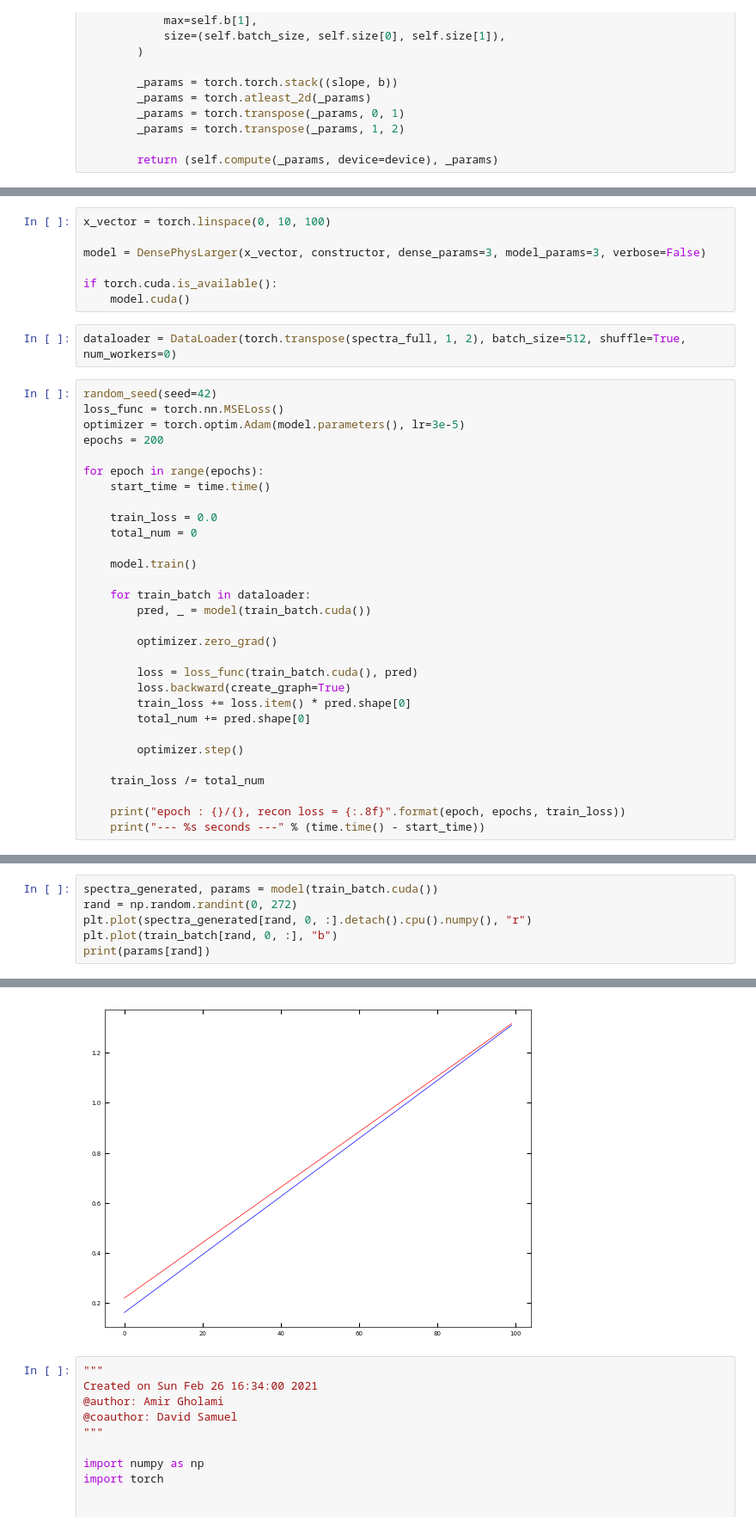
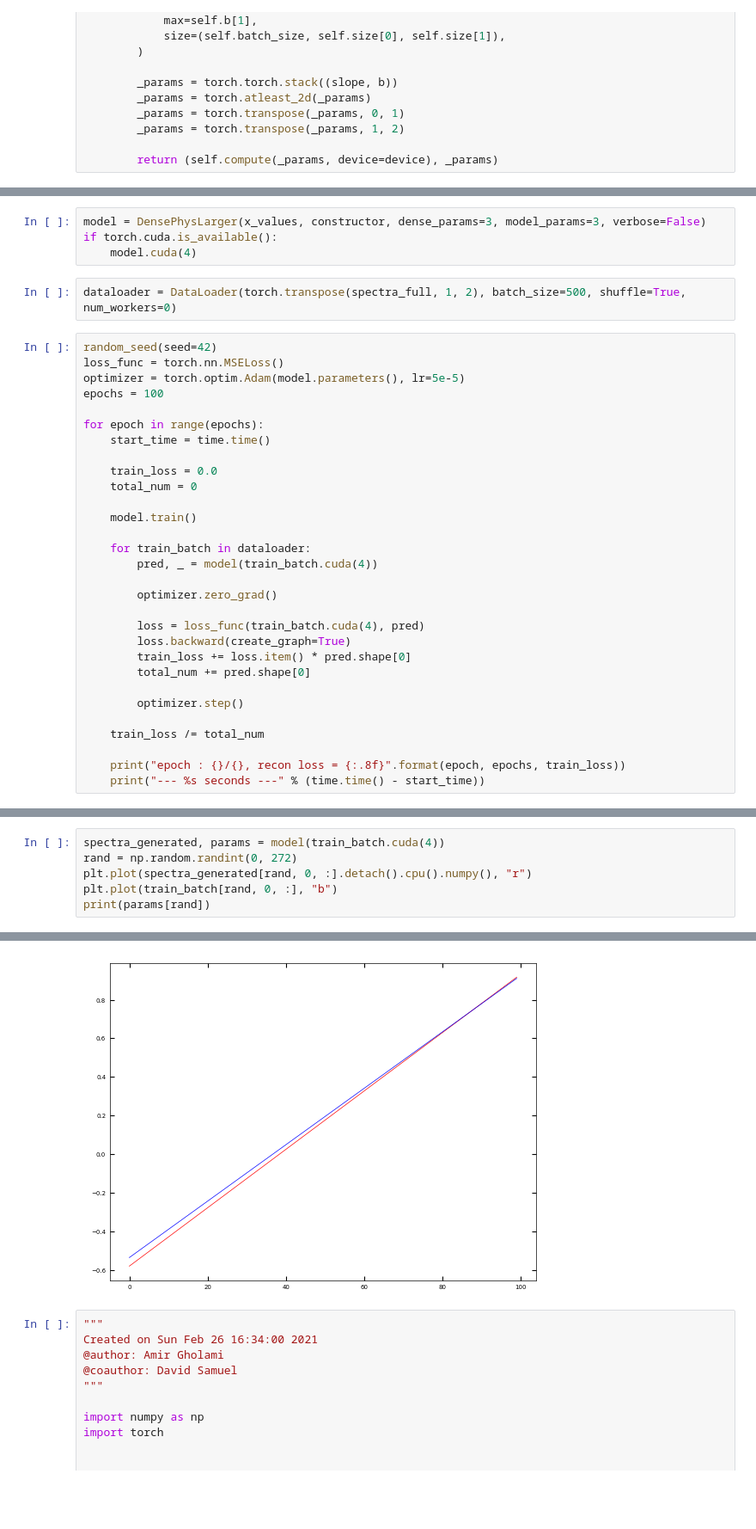
Before and after one commit to ctsai64/1DFitter, a Jupyter notebook: linear_function_densephyslarge.ipynb, the cells around one changed output, grey strips where cells are left out. Shown at 86% size. Cells and saved outputs as stored; diff of their text form; blank space fills up the shorter version.

Commit message:
Trained with modifications

```diff
--- a/linear_function_densephyslarge.ipynb
+++ b/linear_function_densephyslarge.ipynb
@@ -279,17 +279,14 @@ class DensePhysLarger(nn.Module):
 # %%
-x_vector = torch.linspace(0, 10, 100)
-
-model = DensePhysLarger(x_vector, constructor, dense_params=3, model_params=3, verbose=False)
-
+model = DensePhysLarger(x_values, constructor, dense_params=3, model_params=3, verbose=False)
 if torch.cuda.is_available():
-    model.cuda()
+    model.cuda(4)
 # %%
-dataloader = DataLoader(torch.transpose(spectra_full, 1, 2), batch_size=512, shuffle=True, num_workers=0)
+dataloader = DataLoader(torch.transpose(spectra_full, 1, 2), batch_size=500, shuffle=True, num_workers=0)
 # %%
 random_seed(seed=42)
 loss_func = torch.nn.MSELoss()
-optimizer = torch.optim.Adam(model.parameters(), lr=3e-5)
-epochs = 200
+optimizer = torch.optim.Adam(model.parameters(), lr=5e-5)
+epochs = 100
 
 for epoch in range(epochs):
     start_time = time.time()
@@ -300,11 +297,11 @@ for epoch in range(epochs):
     model.train()
 
     for train_batch in dataloader:
-        pred, _ = model(train_batch.cuda())
+        pred, _ = model(train_batch.cuda(4))
 
         optimizer.zero_grad()
 
-        loss = loss_func(train_batch.cuda(), pred)
+        loss = loss_func(train_batch.cuda(4), pred)
         loss.backward(create_graph=True)
         train_loss += loss.item() * pred.shape[0]
         total_num += pred.shape[0]
@@ -336,5 +336,5 @@ epoch : 199/200, recon loss = 0.23017214
 # %%
-spectra_generated, params = model(train_batch.cuda())
+spectra_generated, params = model(train_batch.cuda(4))
 rand = np.random.randint(0, 272)
 plt.plot(spectra_generated[rand, 0, :].detach().cpu().numpy(), "r")
 plt.plot(train_batch[rand, 0, :], "b")
@@ -344,4 +344,4 @@ tensor([0.5497, 0.7678, 0.2181], device='cuda:0', grad_fn=<SelectBackward0>)
-[figure, old version]
+[figure, new version]
 # %%
 """
 Created on Sun Feb 26 16:34:00 2021
```
Also changed, not shown: parts of 7 cells of this notebook, 2 other files.
